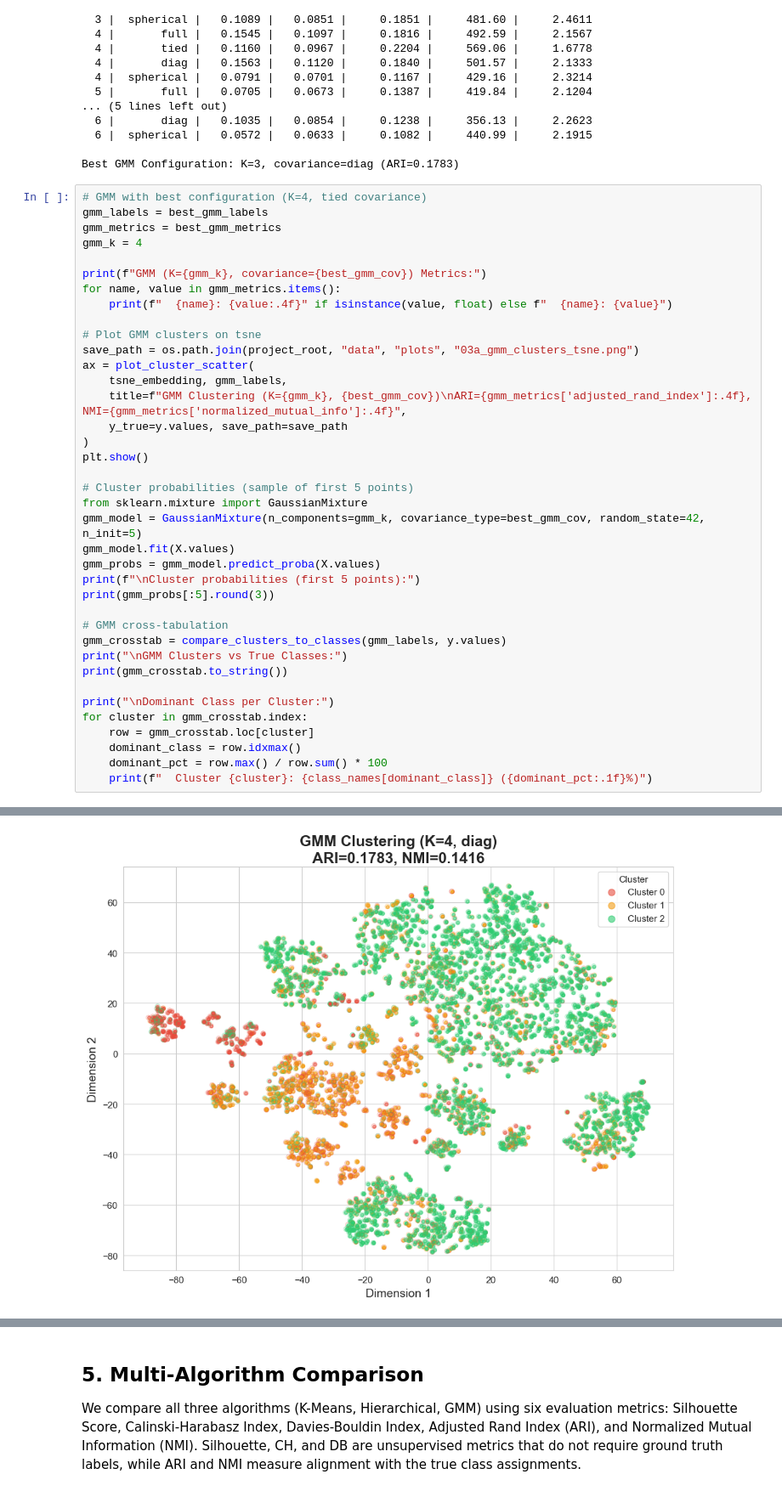
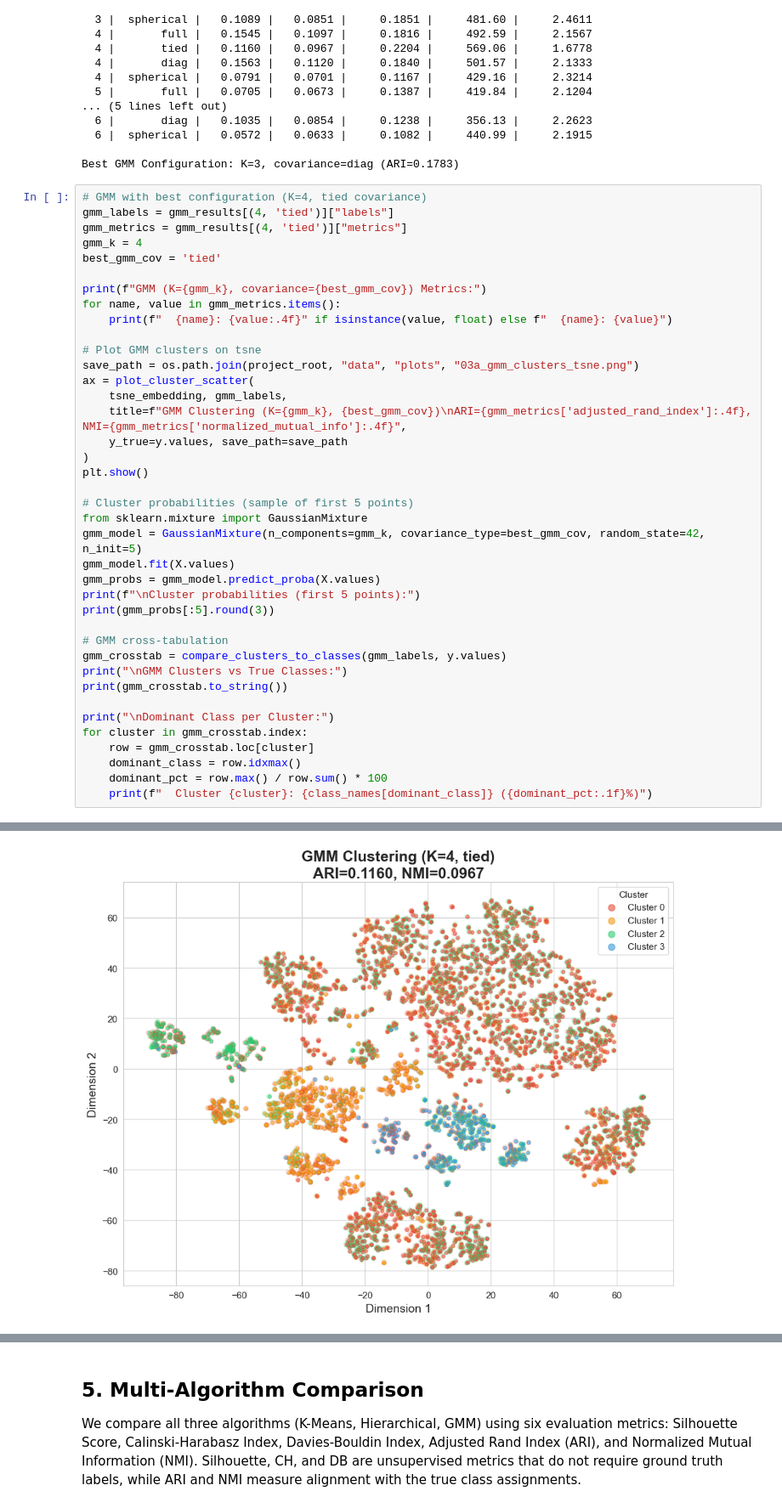
Before and after one commit to pheonix2006/dsaa2011_machine_learning, a Jupyter notebook: notebooks/03a_clustering_analysis_no_ordinal.ipynb, the cells around one changed output, grey strips where cells are left out. Shown at 85% size. Drawn from its saved outputs; the diff is of its cells as text.

```diff
--- a/notebooks/03a_clustering_analysis_no_ordinal.ipynb
+++ b/notebooks/03a_clustering_analysis_no_ordinal.ipynb
@@ -445,9 +445,10 @@ GMM K-Value and Covariance Exploration:
 Best GMM Configuration: K=3, covariance=diag (ARI=0.1783)
 # %%
 # GMM with best configuration (K=4, tied covariance)
-gmm_labels = best_gmm_labels
-gmm_metrics = best_gmm_metrics
+gmm_labels = gmm_results[(4, 'tied')]["labels"]
+gmm_metrics = gmm_results[(4, 'tied')]["metrics"]
 gmm_k = 4
+best_gmm_cov = 'tied'
 
 print(f"GMM (K={gmm_k}, covariance={best_gmm_cov}) Metrics:")
 for name, value in gmm_metrics.items():
@@ -493,5 +494,5 @@ GMM (K=4, covariance=diag) Metrics:
 Plot saved to /media/appleblue17/E/vscode/Assignments/2026Spring/ML/2026.04.27 Final Project/dsaa2011_machine_learning/data/plots/03a_gmm_clusters_tsne.png
-[figure, old version]
+[figure, new version]
 Cluster probabilities (first 5 points):
 [[0. 0. 0. 1.]
  [1. 0. 0. 0.]
```
Also changed, not shown: parts of 6 cells of this notebook, 11 other files.
